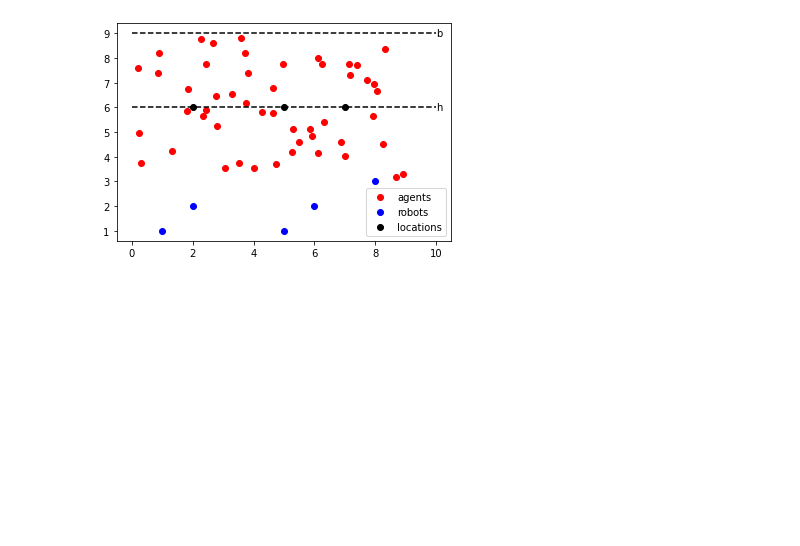
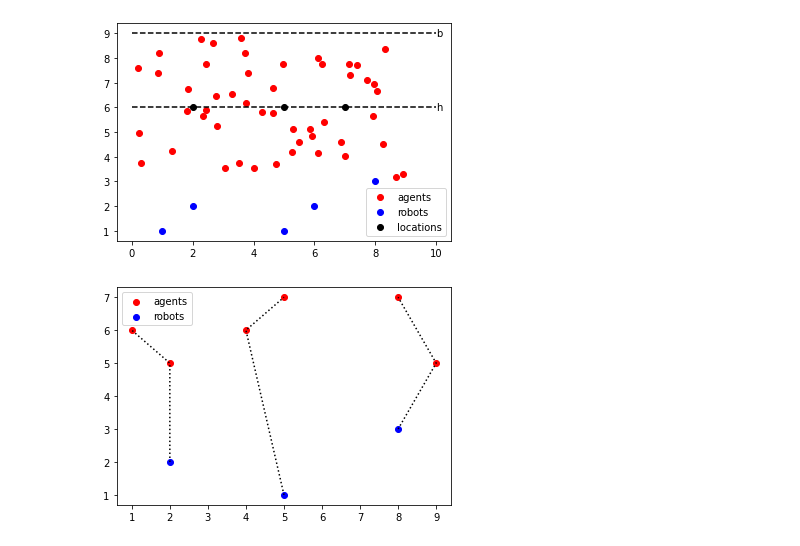
Before and after one commit to Elilgo324/dsd, a Jupyter notebook: paper-plots/paper_plots.ipynb, the cells around one changed output. Cells and saved outputs as stored; diff of their text form; code cells hidden in the pictures; blank space fills up the shorter version.

```diff
--- a/paper-plots/paper_plots.ipynb
+++ b/paper-plots/paper_plots.ipynb
@@ -219,3 +237,19 @@ plt.savefig('static-lack.png')
 plt.show()
 # %% [output]
 [figure]
+# %%
+robots = [(2,2), (5,1), (8,3)]
+agents = [(1,6),(2,5),(4,6),(5,7),(9,5),(8,7)]
+
+plt.scatter(*zip(*agents), c='red')
+plt.scatter(*zip(*robots), c='blue')
+
+plt.plot([2,2,1],[2,5,6],color='black',linestyle='dotted')
+plt.plot([5,4,5],[1,6,7],color='black',linestyle='dotted')
+plt.plot([8,9,8],[3,5,7],color='black',linestyle='dotted')
+
+plt.legend(['agents','robots'])
+plt.savefig('iterative-good.png')
+plt.show()
+# %% [output]
+[figure, added]
```
Also changed, not shown: parts of 9 cells of this notebook, 12 other files.
